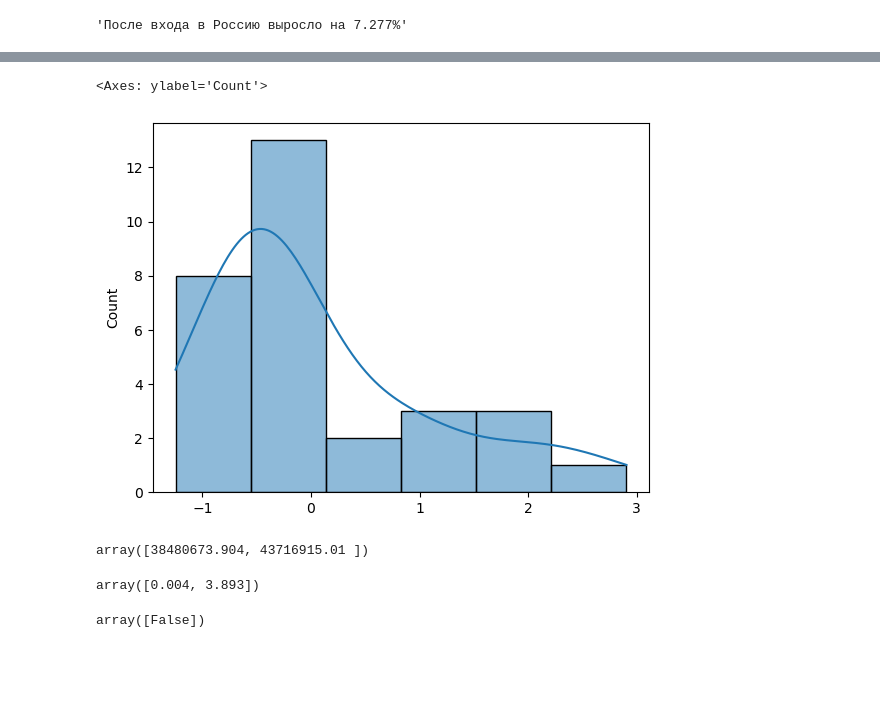
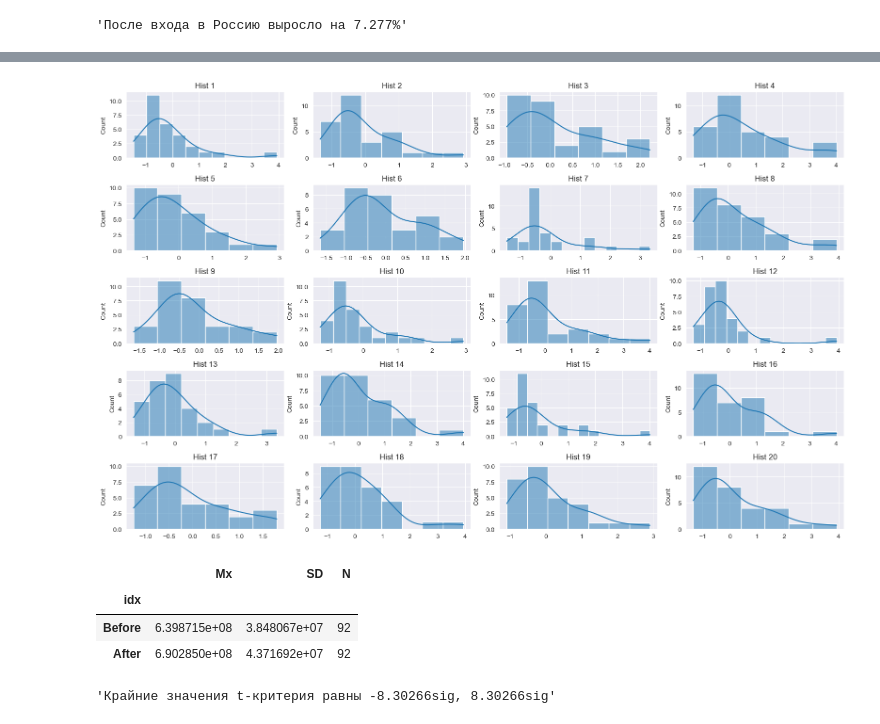
Before and after one commit to kfrsta/smallbigdata, a Jupyter notebook: analysis.ipynb, the cells around one changed output, grey strips where cells are left out. Saved outputs shown, nothing was run; the diff lists cells and outputs as text; code cells hidden in the pictures; blank space fills up the shorter version.

```diff
--- a/analysis.ipynb
+++ b/analysis.ipynb
@@ -100,7 +102,0 @@ sns.histplot(Z_score_russia_after, bins=30, kde=True)
-# %%
-# Выведи 20 граф
-
-sns.histplot(np.random.choice(Z_score_russia_before['streams'], size=30, replace=True), kde=True)
-# %% [output]
-<Axes: ylabel='Count'>
-[figure, removed]
@@ -109,16 +103,42 @@ vars = np.var(df_before_russia['streams'].values), np.var(df_after_russia['strea
-# %%
-np.round(np.sqrt(vars), 3)
-# %% [output]
-array([38480673.904, 43716915.01 ])
-# %%
-f_borders = (st.f.ppf(0.05, 1, 182), st.f.ppf(0.95, 1, 182))
-
-np.round(f_borders, 3)
-# %% [output]
-array([0.004, 3.893])
-# %%
-t = (np.mean(Z_score_russia_before) - np.mean(Z_score_russia_after)) / np.sqrt((vars[0] / 92) + (vars[1] / 92))
-
-t.values.round(3) > 1.660
-# %% [output]
-array([False])
+# %%
+fig, axs = plt.subplots(5, 4, figsize=(16, 10))
+
+count = 1
+concat_russia = pd.concat([Z_score_russia_before, Z_score_russia_after], axis=0)
+
+for row in range(5):
+    for col in range(4):
+        plot_data = np.random.choice(concat_russia['streams'], size=30, replace=False)
+
+        sns.histplot(plot_data, ax=axs[row, col], kde=True)
+        axs[row, col].set_title(f'Hist {count}')
+
+        count += 1
+
+del concat_russia
+fig.tight_layout()
+plt.show()
+# %% [output]
+[figure, added]
+# %%
+d = {'idx': ['Before', 'After'],
+     'Mx': [np.mean(df_before_russia['streams'], axis=0), np.mean(df_after_russia['streams'], axis=0)],
+     'SD': [np.std(df_before_russia['streams'], axis=0), np.std(df_after_russia['streams'], axis=0)],
+     'N': [df_before_russia.shape[0], df_after_russia.shape[0]]}
+
+vals = pd.DataFrame(d).set_index('idx')
+
+vals
+# %% [output]
+|  | Mx | SD | N |
+| idx |  |  |  |
+| Before | 6.398715e+08 | 3.848067e+07 | 92 |
+| After | 6.902850e+08 | 4.371692e+07 | 92 |
+# %%
+t = (vals.loc['Before']['Mx'] - vals.loc['After']['Mx']) /\
+    np.sqrt((vals.loc['Before']['SD'] ** 2) / vals.loc['Before']['N'] +\
+            (vals.loc['After']['SD'] ** 2) / vals.loc['After']['N'])
+
+f'Крайние значения t-критерия равны {t:.5f}sig, {-t:.5f}sig'
+# %% [output]
+'Крайние значения t-критерия равны -8.30266sig, 8.30266sig'
```
Also changed, not shown: parts of 25 cells of this notebook.
